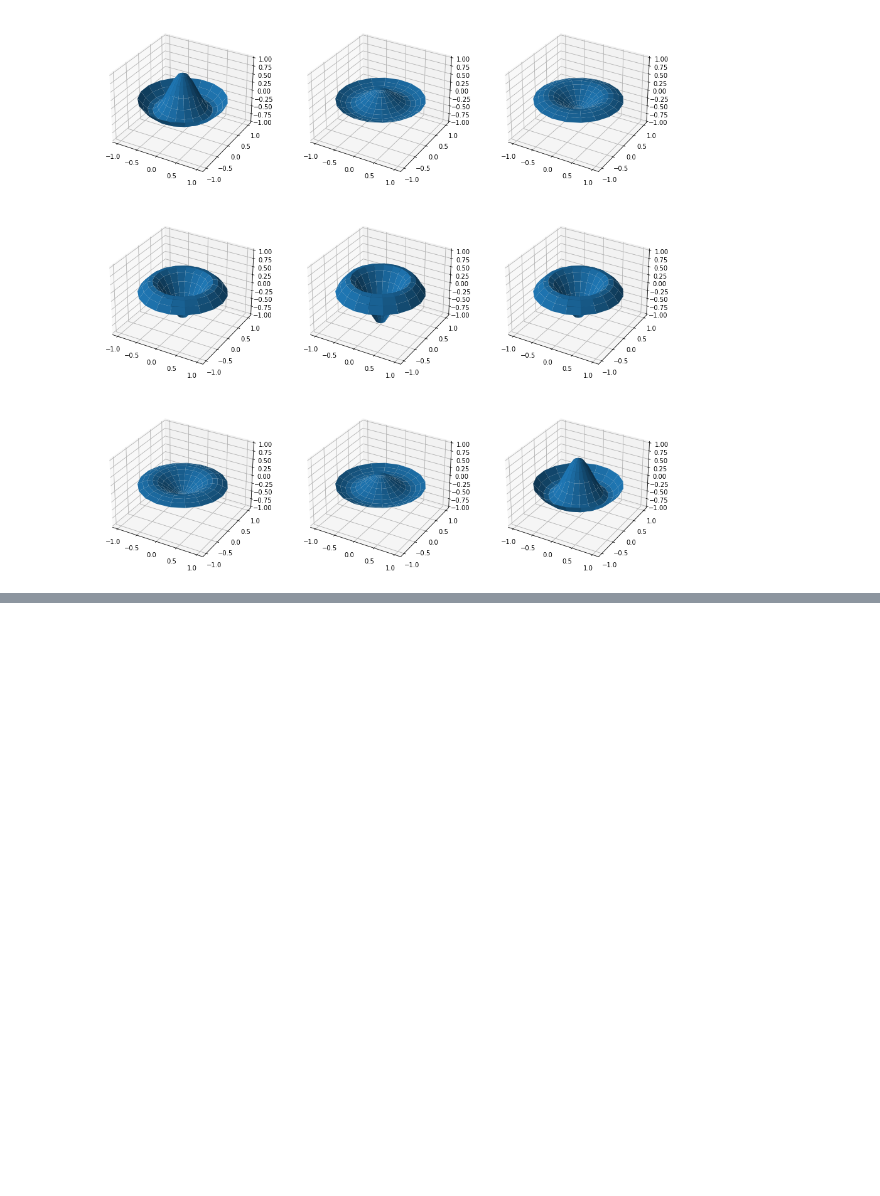
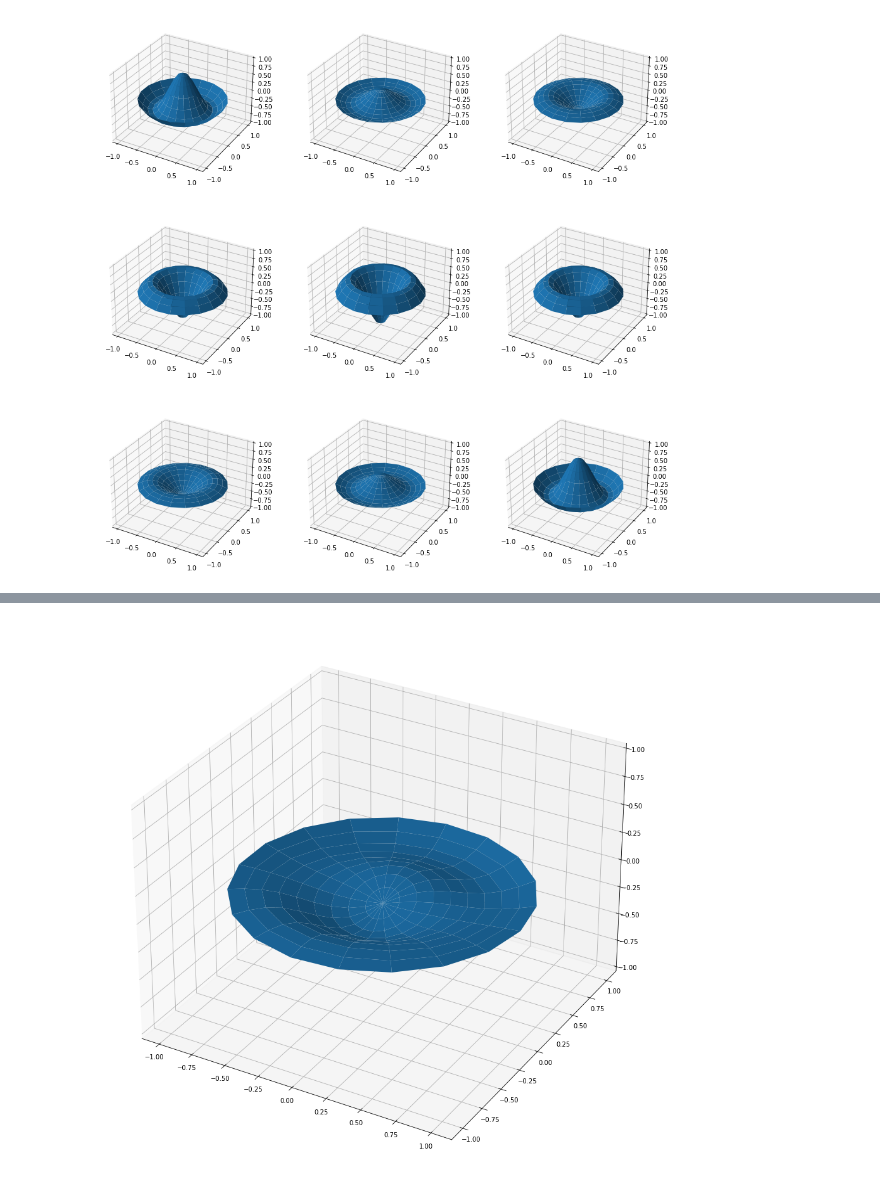
Before and after one commit to bgold-cosmos/mm2022, a Jupyter notebook: Week9a.ipynb, the cells around one changed output, grey strips where cells are left out. Saved outputs shown, nothing was run; the diff lists cells and outputs as text; code cells hidden in the pictures; blank space fills up the shorter version.

```diff
--- a/Week9a.ipynb
+++ b/Week9a.ipynb
@@ -84,0 +87,17 @@ HTML(a.to_html5_video())
+# %%
+fig = pp.figure(figsize=(16,16))
+r0 = jn_zeros(0,2)[0]
+r1 = jn_zeros(1,2)[1]
+
+def drawframe(t):
+    ax = fig.add_subplot(projection='3d')
+    ax.set(zlim3d=(-1, 1))
+    z0 = jv(0,r*r0) * np.cos(t*r0) * 0.2
+    z1 = jv(1,r*r1) * np.cos(t*r1) * np.sin(th) * 0.2
+    #return ax.plot_surface(x,y,z0+z1, cmap=pp.cm.turbo, vmin=-0.5, vmax=0.5)
+    ax.plot_surface(x,y,z0+z1)
+    return None
+
+a = animation.FuncAnimation(fig, drawframe, frames=np.linspace(0,2*np.pi/r1,60), interval=30, cache_frame_data=False)
+HTML(a.to_html5_video())
+# %% [output]
@@ -84,0 +105 @@ HTML(a.to_html5_video())
+[figure, added]
```
Also changed, not shown: parts of 3 cells of this notebook.
